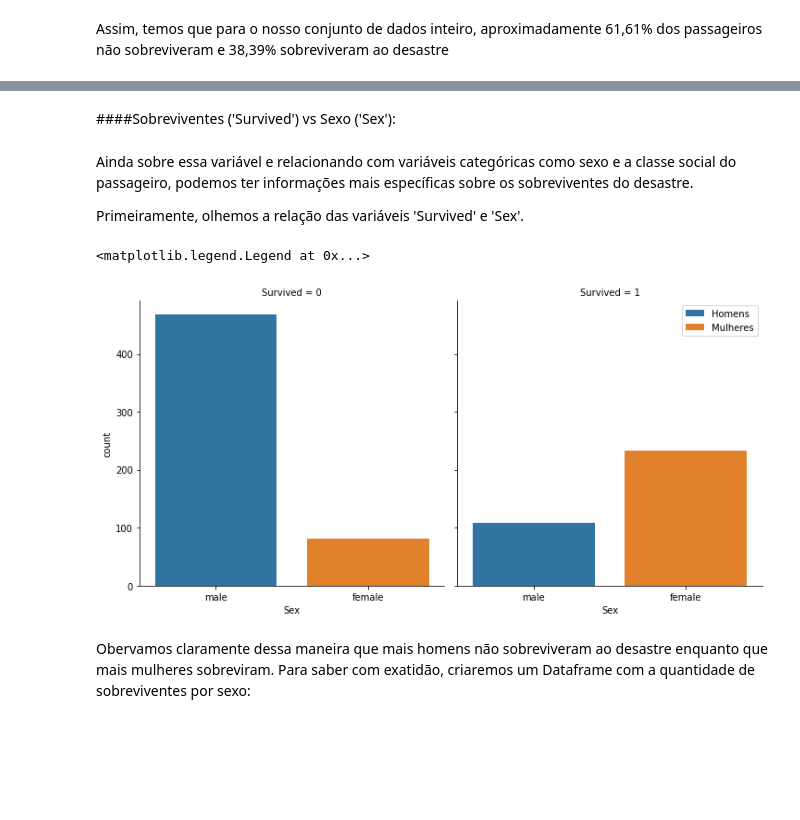
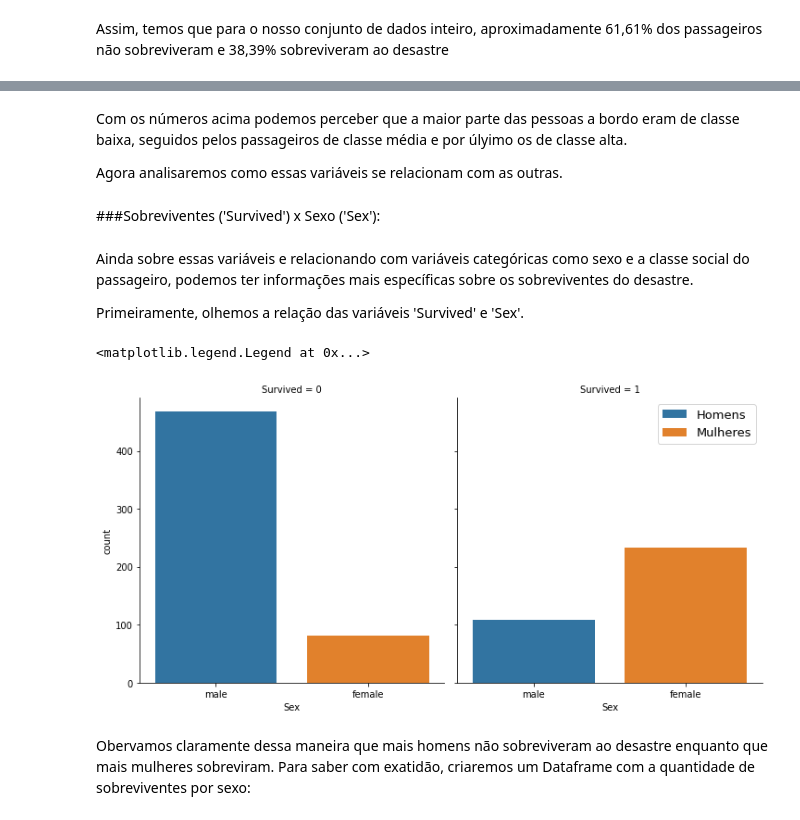
Before and after one commit to kauecapellato/Titanic_Case, a Jupyter notebook: Titanic_Case.ipynb, the cells around one changed output, grey strips where cells are left out. Drawn from its saved outputs; the diff is of its cells as text; code cells hidden in the pictures; blank space fills up the shorter version.

```diff
--- a/Titanic_Case.ipynb
+++ b/Titanic_Case.ipynb
@@ -206,15 +270,19 @@ Assim, temos que para o nosso conjunto de dados inteiro, aproximadamente 61,61%
+# %% [markdown]
+Com os números acima podemos perceber que a maior parte das pessoas a bordo eram de classe baixa, seguidos pelos passageiros de classe média e por úlyimo os de classe alta.
+
+Agora analisaremos como essas variáveis se relacionam com as outras.
 # %% [markdown]
-####Sobreviventes ('Survived')  vs  Sexo ('Sex'):
+###Sobreviventes ('Survived')  x  Sexo ('Sex'):
 # %% [markdown]
-Ainda sobre essa variável e relacionando com variáveis categóricas como sexo e a classe social do passageiro, podemos ter informações mais específicas sobre os sobreviventes do desastre.
+Ainda sobre essas variáveis e relacionando com variáveis categóricas como sexo e a classe social do passageiro, podemos ter informações mais específicas sobre os sobreviventes do desastre.
 
 Primeiramente, olhemos a relação das variáveis 'Survived' e 'Sex'.
 # %%
 sns.catplot(x = "Sex", hue="Sex", col = 'Survived', data = treino, kind = "count", dodge = False, height=5, aspect=1)
-plt.legend(['Homens', 'Mulheres'])
+plt.legend(['Homens', 'Mulheres'], prop={'size': 13})
 # %% [output]
 <matplotlib.legend.Legend at 0x...>
-[figure, old version]
+[figure, new version]
 # %% [markdown]
 Obervamos claramente dessa maneira que mais homens não sobreviveram ao desastre enquanto que mais mulheres sobreviram. Para saber com exatidão, criaremos um Dataframe com a quantidade de sobreviventes por sexo:
 # %%
```
Also changed, not shown: parts of 42 cells of this notebook.
